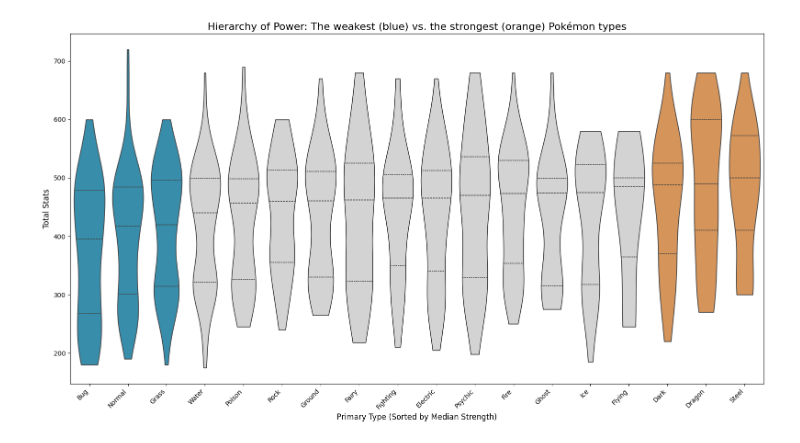
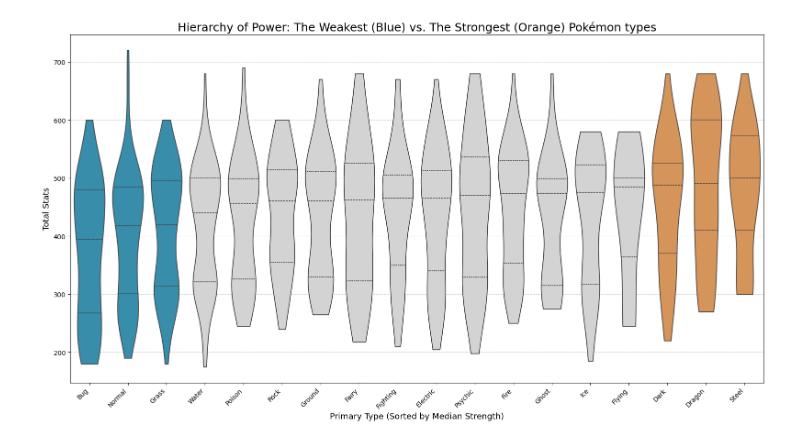
Before and after one commit to HiczHicz/PokemonFullProject, a Jupyter notebook: violin.ipynb, the cells around one changed output. Saved outputs shown, nothing was run; the diff lists cells and outputs as text; code cells hidden in the pictures.

```diff
--- a/violin.ipynb
+++ b/violin.ipynb
@@ -24,27 +24,31 @@ custom_palette = {type_name: GRAY_COLOR for type_name in median_order}
 for type_name in strongest_types: custom_palette[type_name] = STRONG_COLOR
 for type_name in weakest_types: custom_palette[type_name] = WEAK_COLOR
 # %%
-
-plt.figure(figsize=(16, 9))
+fig, ax=plt.subplots(figsize=(16, 9))
 
 sns.violinplot(data=dane00,
                x='type1',
                y='total',
                palette=custom_palette, #..własne kolory
                inner='quartile', #..Pokazuje w środku medianę i kwartyle
                cut=0, #..skrzypce kończą się dokładnie na najniższej i najwyższej wartości w danych
                order=median_order, #..sortowanie przez medianę
+
                )
 
+#..ZMIANA - grid, zorder nie działa
+ax.set_axisbelow(True)
+ax.grid(axis='y', linestyle='--', alpha=0.6)
+
 #..ZMIANA - tytuł tłumaczący kolory
-plt.title('Hierarchy of Power: The weakest (blue) vs. the strongest (orange) Pokémon types', fontsize=16)
-plt.xlabel('Primary Type (Sorted by Median Strength)', fontsize=12) #..ZMIANA NAZWY OSI
-plt.ylabel('Total Stats', fontsize=12)
+plt.title('Hierarchy of Power: The Weakest (Blue) vs. The Strongest (Orange) Pokémon types', fontsize=18)
+plt.xlabel('Primary Type (Sorted by Median Strength)', fontsize=13) #..ZMIANA NAZWY OSI
+plt.ylabel('Total Stats', fontsize=13)
 plt.xticks(rotation=45, ha='right')
 
 
 plt.tight_layout()
 plt.savefig('violin.png')
 plt.show()
 # %% [output]
-[figure, old version]
+[figure, new version]
```
Also changed, not shown: 12 other files.
